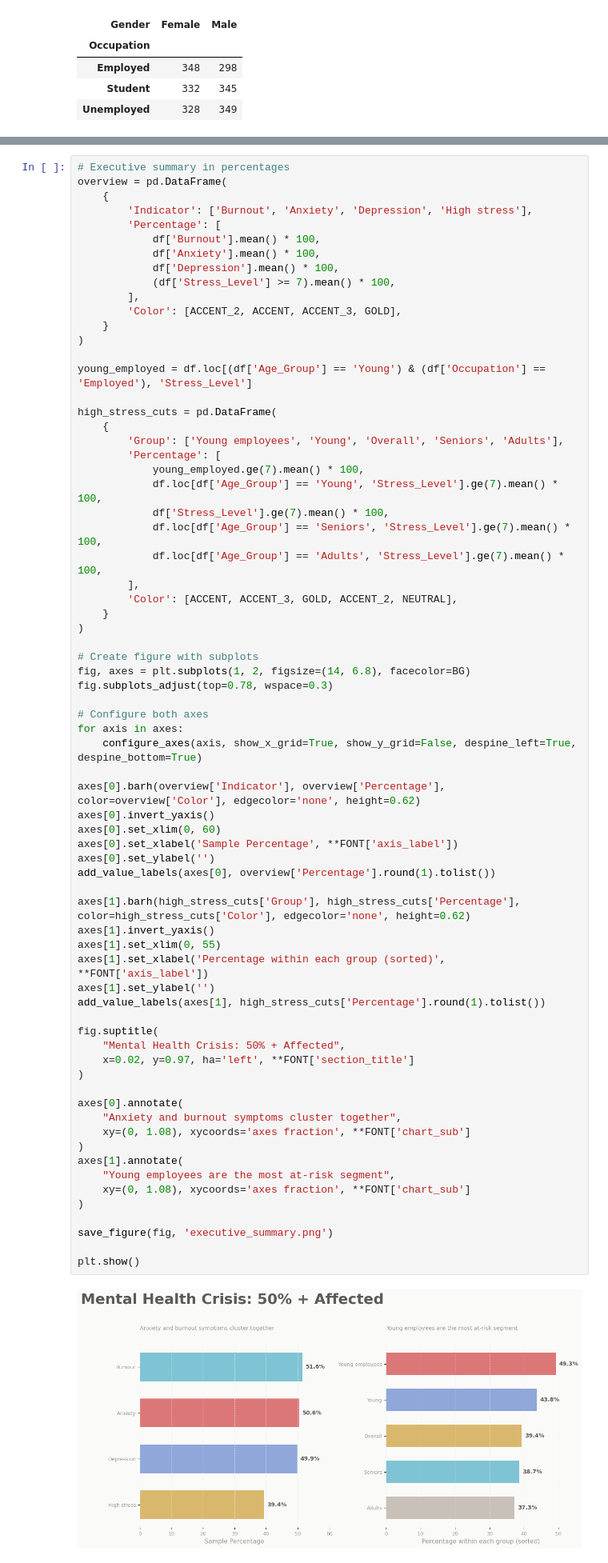
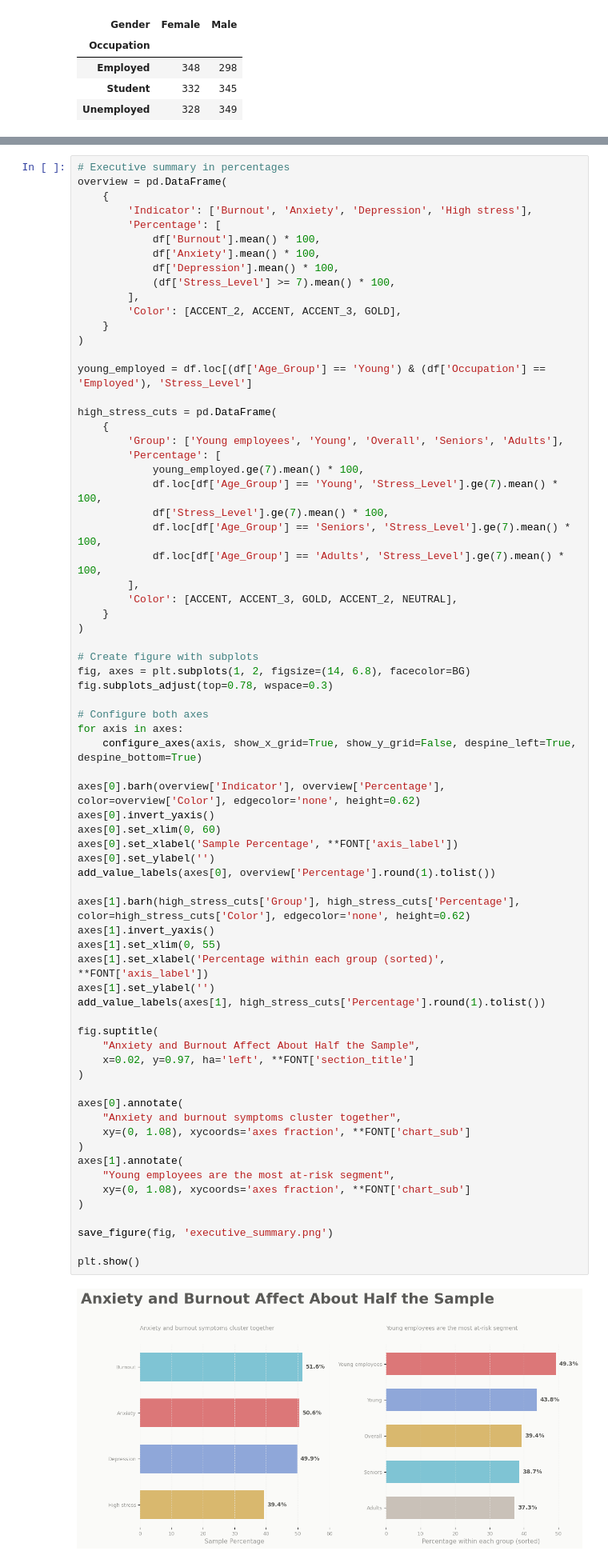
Before and after one commit to matheusmarquezinhub/mental-health-kaggle, a Jupyter notebook: notebooks/main.ipynb, the cells around one changed output, grey strips where cells are left out. Shown at 80% size. Saved outputs shown, nothing was run; the diff lists cells and outputs as text.

```diff
--- a/notebooks/main.ipynb
+++ b/notebooks/main.ipynb
@@ -361,35 +351,35 @@ axes[0].barh(overview['Indicator'], overview['Percentage'], color=overview['Colo
 axes[0].invert_yaxis()
 axes[0].set_xlim(0, 60)
 axes[0].set_xlabel('Sample Percentage', **FONT['axis_label'])
 axes[0].set_ylabel('')
 add_value_labels(axes[0], overview['Percentage'].round(1).tolist())
 
 axes[1].barh(high_stress_cuts['Group'], high_stress_cuts['Percentage'], color=high_stress_cuts['Color'], edgecolor='none', height=0.62)
 axes[1].invert_yaxis()
 axes[1].set_xlim(0, 55)
 axes[1].set_xlabel('Percentage within each group (sorted)', **FONT['axis_label'])
 axes[1].set_ylabel('')
 add_value_labels(axes[1], high_stress_cuts['Percentage'].round(1).tolist())
 
 fig.suptitle(
-    "Mental Health Crisis: 50% + Affected",
+    "Anxiety and Burnout Affect About Half the Sample",
     x=0.02, y=0.97, ha='left', **FONT['section_title']
 )
 
 axes[0].annotate(
     "Anxiety and burnout symptoms cluster together",
     xy=(0, 1.08), xycoords='axes fraction', **FONT['chart_sub']
 )
 axes[1].annotate(
     "Young employees are the most at-risk segment",
     xy=(0, 1.08), xycoords='axes fraction', **FONT['chart_sub']
 )
 
 save_figure(fig, 'executive_summary.png')
 
 plt.show()
 # %% [output]
-[figure, old version]
+[figure, new version]
 # %%
 # Create figure and axes
 fig, ax = create_figure(show_y_grid=True, despine_left=True, despine_bottom=False)
```
Also changed, not shown: parts of 9 cells of this notebook, 5 other files.
